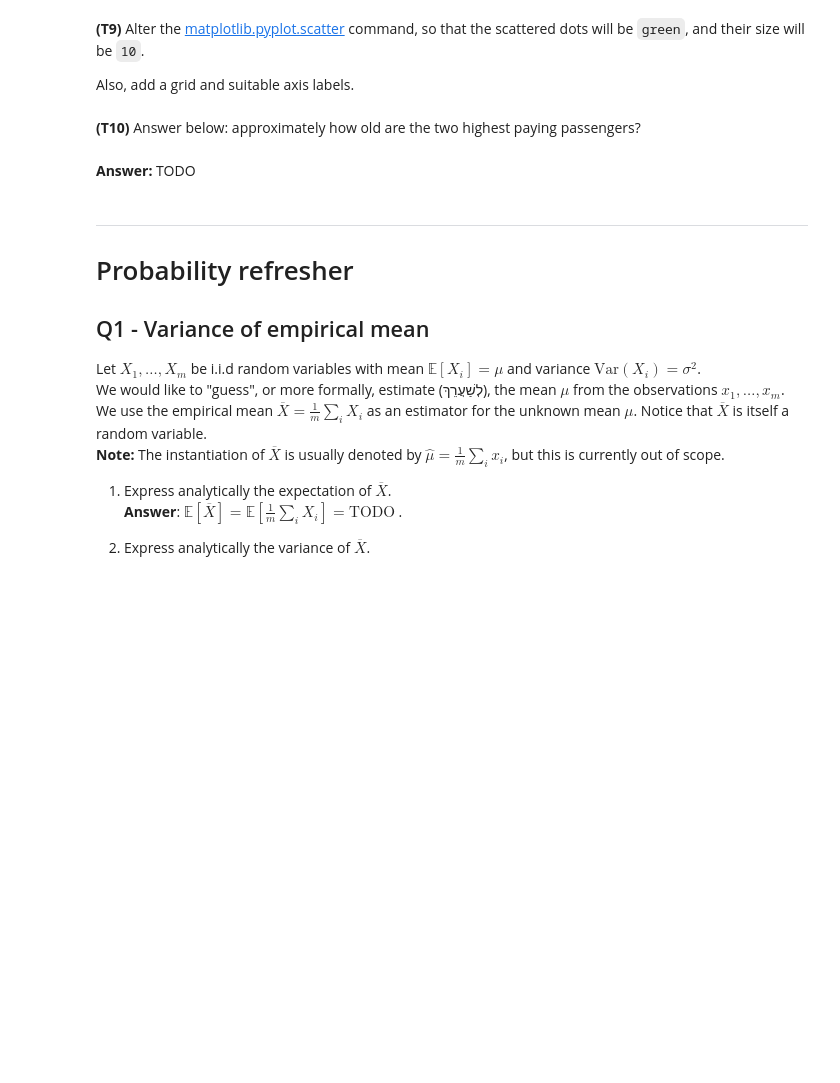
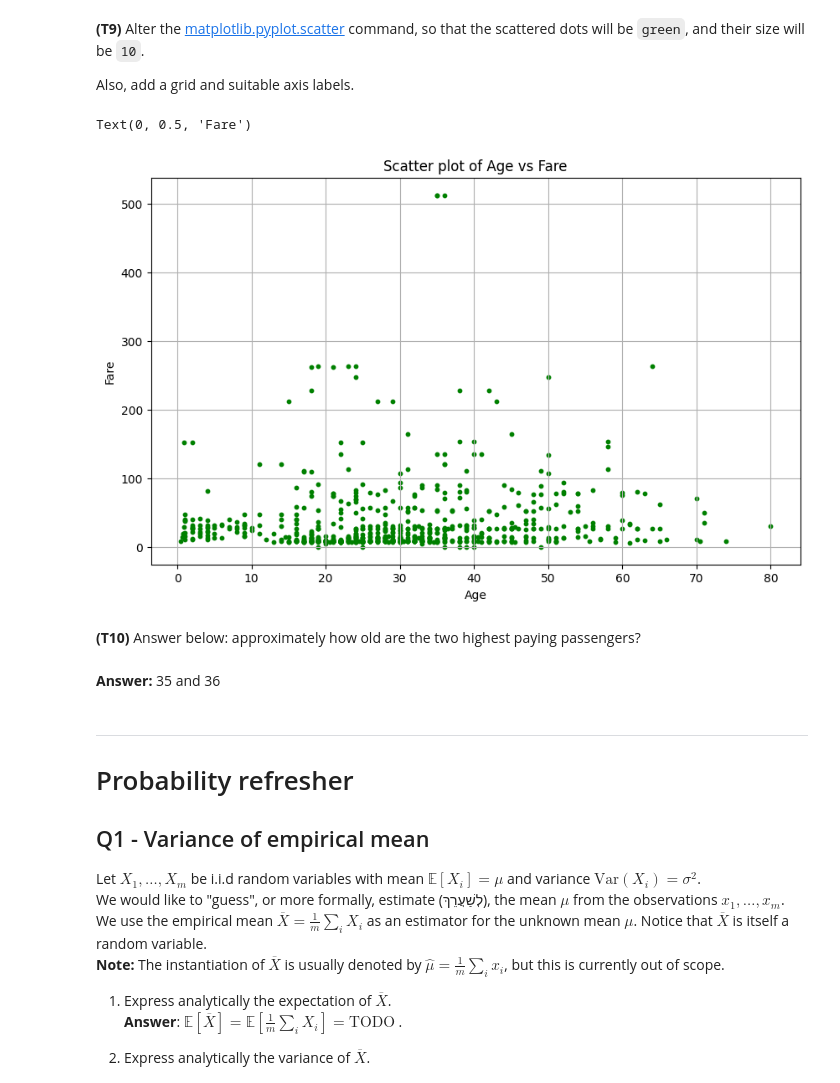
Before and after one commit to orzohar1409/ML_DRY1, a Jupyter notebook: Dry_HW1.ipynb, the cells around one changed output. Saved outputs shown, nothing was run; the diff lists cells and outputs as text; code cells hidden in the pictures; blank space fills up the shorter version.

```diff
--- a/Dry_HW1.ipynb
+++ b/Dry_HW1.ipynb
@@ -510,11 +510,18 @@ Also, add a grid and suitable axis labels.
 # %%
 # TODO : Update the plot as required.
 plt.figure(figsize=(10,6))
-plt.scatter(train.Age, train.Fare)
+plt.scatter(train.Age, train.Fare, s=10, c='green')
+plt.grid(True)
+plt.title("Scatter plot of Age vs Fare")
+plt.xlabel("Age")
+plt.ylabel("Fare")
+# %% [output]
+Text(0, 0.5, 'Fare')
+[figure, added]
 # %% [markdown]
 **(T10)** Answer below: approximately how old are the two highest paying passengers?
 # %% [markdown]
-**Answer:** TODO
+**Answer:** 35 and 36
 # %% [markdown]
 ----
 
```
Also changed, not shown: parts of 5 cells of this notebook.
